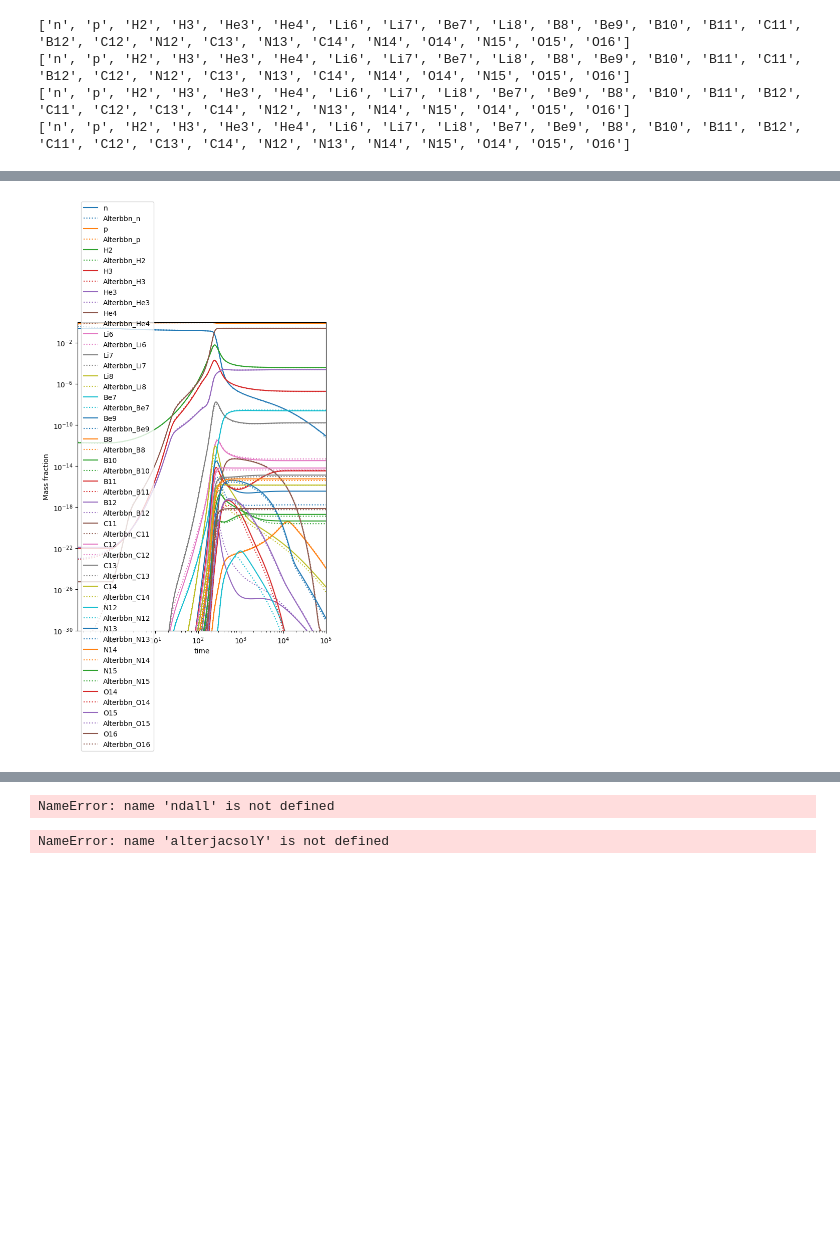
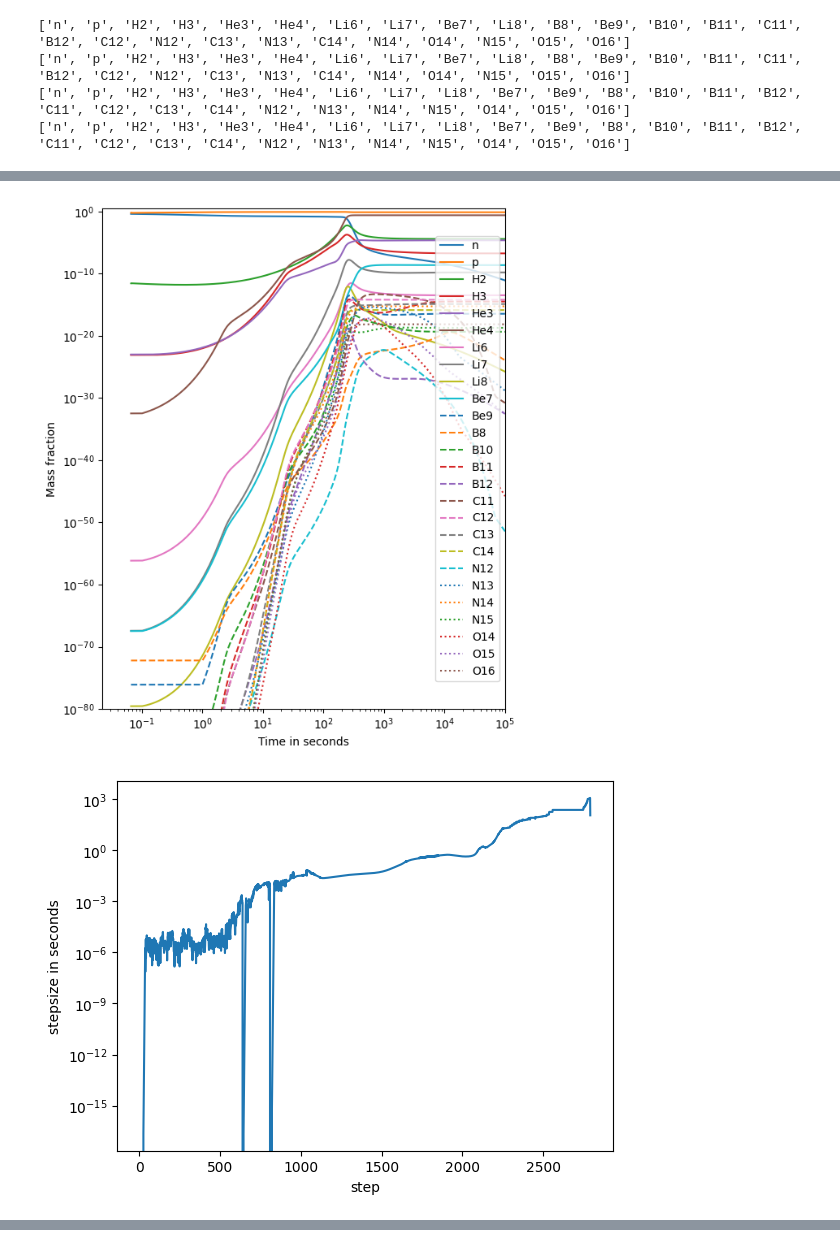
Before and after one commit to hansbdein/Speciale, a Jupyter notebook: Fullsize_highT_network.ipynb, the cells around one changed output, grey strips where cells are left out. Saved outputs shown, nothing was run; the diff lists cells and outputs as text; code cells hidden in the pictures; blank space fills up the shorter version.

```diff
--- a/Fullsize_highT_network.ipynb
+++ b/Fullsize_highT_network.ipynb
@@ -258,13 +258,14 @@ import H2_AoT_net as bbn_H2
 import He4_AoT_net as bbn_He4
 import AoT_net as bbn_n
 import full_AoT_net as bbn_full
-networks=[bbn_H2,bbn_He4,bbn_n,bbn_full]
-nNucs=[net.nnuc() for net in networks]
-nNucs=[0, 0, 10, 26,0]
+networks=[bbn_H2,bbn_n,bbn_full]
+#number of nuclei in network, nNucs[-1]=2 to since initial condition sets n and p
+nNucs=[net.nnuc() for net in networks]+[2]
 
-t_cut=[t_ini,t_ini,t_ini,timeunit]
 #times for switching between networks
-t_start=[t_ini,t_ini,t_ini,timeunit,1e5*timeunit]
+t_start=[t_ini,timeunit/10,timeunit,1e5*timeunit]
+
+t_cut=[t_ini,t_ini,timeunit]
 # %%
 #Setup isotopes based on Alterbbn
 Y_labels=['n','p','H2','H3','He3','He4','Li6','Li7','Li8','Be7','Be9','B8','B10','B11','B12','C11','C12','C13','C14','N12','N13','N14','N15','O14','O15','O16']
@@ -339,15 +340,14 @@ def solve_using_svd(U, s, Vh, b):
 #Initial conditions from Jacobian
 def get_Y_jac(y,i):
 
-    cut_start=max(2,nNucs[i-1])
     AdYdt_cut=lambda Y : Altersort(networks[i].rhs(0, PNAsort(Y) ,rho_bY_cgs(list(y[:n_bparams])+list(PNAsort(Y))), y[0]*TMeV2T9*1e9))
     AdYdt_jac_cut=lambda Y : networks[i].jacobian(0, PNAsort(Y) ,rho_bY_cgs(list(y[:n_bparams])+list(PNAsort(Y))), y[0]*TMeV2T9*1e9)[:, Altersort(range(nNucs[i]))][Altersort(range(nNucs[i]))]
-    aY_cut=Altersort(get_Y_thermal(y[n_bparams:][:max(2,nNucs[i-1])],nNucs[i],y[0]))
+    aY_cut=Altersort(get_Y_thermal(y[n_bparams:][:nNucs[i-1]],nNucs[i],y[0]))
 
     Yj = np.array([YY for YY in aY_cut])
 
 
-    for cut in range(max(2,nNucs[i-1]), len(Yj) - 2, 1):
+    for cut in range(nNucs[i-1], len(Yj) - 2, 1):
         for j in range(10):
             fyj = -AdYdt_cut(Yj)
             jac = AdYdt_jac_cut(Yj)
@@ -373,6 +373,7 @@ def get_Y_jac(y,i):
             Yj[cut:] += x
     return list(y[:n_bparams])+list(PNAsort(Yj))
 # %%
-solY=np.array([[T_ini],[1]])
+#initial conditions
+solY=np.array([[T_ini],[1],[1/(np.exp(Q/T_ini)+1)],[1/(np.exp(-Q/T_ini)+1)]])
 soltime=np.array([t_ini])
 # %%
@@ -600,23 +428,44 @@ print(t_ini)
 # %%
 # Plot the results
+
 
 plt.figure('abundance',figsize=(6.4, 8))
 prop_cycle = plt.rcParams['axes.prop_cycle']
 colors = prop_cycle.by_key()['color']
 colors*=3
+line=['-']*10+['--']*10+[':']*10
+for i in range(fnNucs):
+    plt.plot(soltime/timeunit, A[i]*solY[n_bparams+i],line[i], color=colors[i], label=Y_labels[i])
+
+plt.xlabel('Time in seconds')
+plt.ylabel('Mass fraction')
+plt.ylim(1e-80,3)
+plt.xlim(t_ini/timeunit/3,1e5)
+plt.xscale('log')
+plt.yscale('log')
+plt.legend(loc='center right')
+plt.show()
+
+plt.figure('step size')
+plt.plot(range(len(soltime)),[(soltime[i]-soltime[i-1])/timeunit for i in range(len(soltime))] )
+plt.yscale('log')
+plt.xlabel('step')
+plt.ylabel('stepsize in seconds')
+plt.show()
+
+plt.figure('abundance',figsize=(6.4, 8))
 
 for i in range(fnNucs):
-    plt.plot(soltime, A[i]*solY[n_bparams+i],color=colors[i], label=Y_labels[i])
-    plt.plot(data[:,0]/timeunit, A[i]*data[:,i+3],':', color=colors[i], label='Alterbbn_'+Y_labels[i])
+      plt.plot(range(len(soltime)), A[i]*solY[n_bparams+i],line[i], color=colors[i], label=Y_labels[i])
 
-
-plt.xlabel('time')
+plt.xlabel('step')
 plt.ylabel('Mass fraction')
-plt.ylim(1e-30,1)
-plt.xlim(t_ini/timeunit ,1e5)
-plt.xscale('log')
+plt.ylim(1e-80,1)
+#plt.xlim(0,20)
+#plt.xscale('log')
 plt.yscale('log')
-plt.legend(loc='center left')
+plt.legend(loc='right')
 plt.show()
 # %% [output]
-[figure, old version]
+[figure, new version]
+[figure, added]
@@ -623,17 +472,0 @@ plt.show()
-# %%
-t_space=[point for point in data[:,0] if point<t_cut[3]]-data[0,0]
-
-alterjacsolY = integrate.solve_ivp(ndall, [0,t_cut[3]-t_ini], initial_param,method='Radau',atol=1e-80,rtol=1e-6,jac=jacobian,t_eval=t_space)
-
-ft_space=[point for point in data[:,0] if point>t_cut[3]]
-ft_space-=ft_space[0]
-alterfullsolY = integrate.solve_ivp(ndfull, [0,ft_space[-1]], cut_param,method='Radau',atol=1e-80,rtol=1e-6,jac=full_jacobian,t_eval=ft_space)
-# %% [output]
-NameError: name 'ndall' is not defined
-# %%
-#Combine the high temperature and and full network solutions
-altersolY=np.concatenate((np.concatenate((alterjacsolY.y,np.multiply(np.ones((len(alterjacsolY.y[0]),nNucs[3]-nNucs[2])),cut_param[n_params:]).T)),alterfullsolY.y),axis=1)
-
-altersoltime=np.concatenate((alterjacsolY.t+t_ini,alterfullsolY.t+t_cut[3]))/timeunit
-# %% [output]
-NameError: name 'alterjacsolY' is not defined
```
Also changed, not shown: parts of 14 cells of this notebook, 1 other file.
